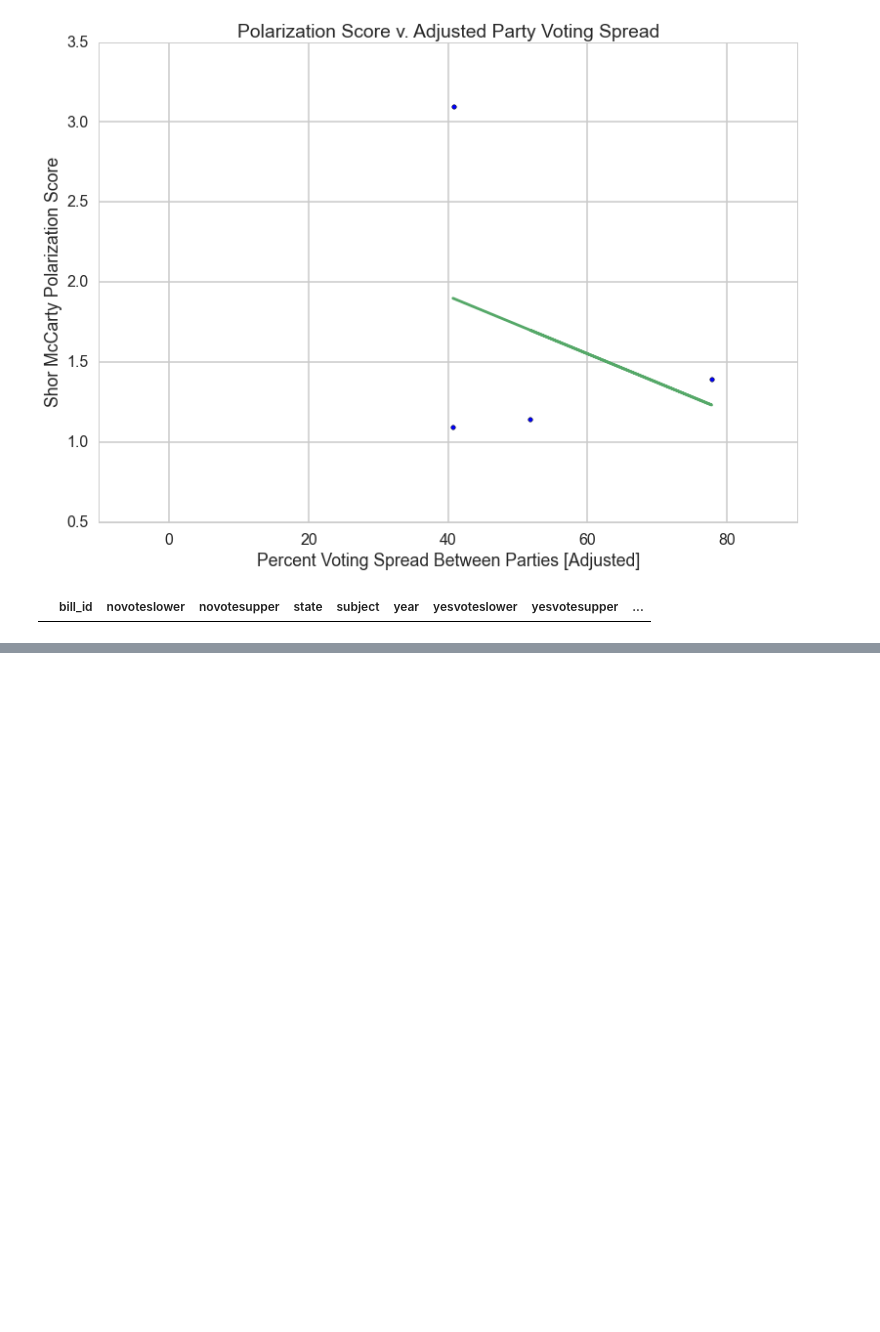
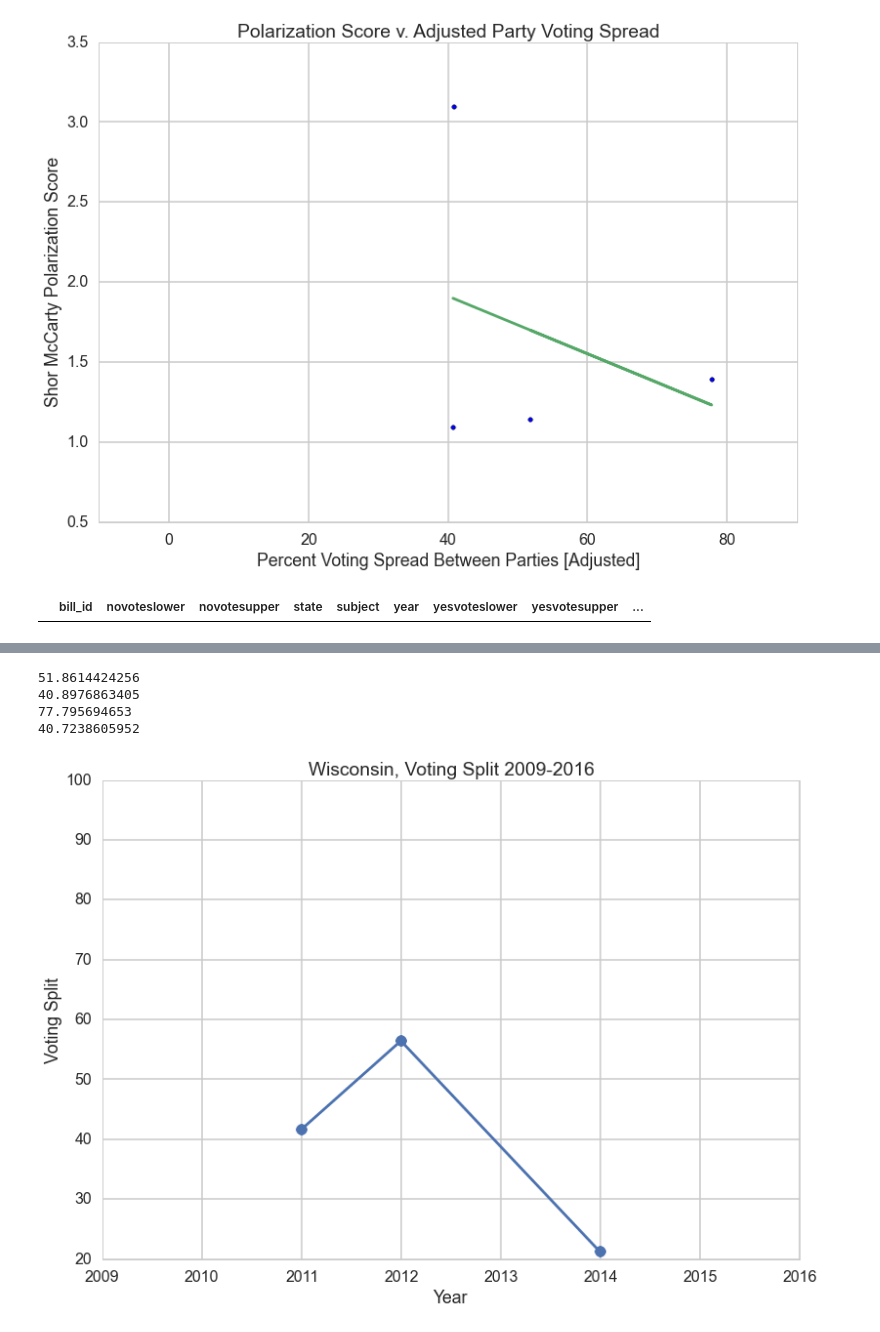
Before and after one commit to HalleOrr/Economics-1425, a Jupyter notebook: Economics 1425.ipynb, the cells around one changed output, grey strips where cells are left out. Cells and saved outputs as stored; diff of their text form; code cells hidden in the pictures; blank space fills up the shorter version.

```diff
--- a/Economics 1425.ipynb
+++ b/Economics 1425.ipynb
@@ -760,0 +865,10 @@ CA_social
+# %%
+print meanWI_MASTER ###1.139 ###avg polarization split
+print meanCA_MASTER ###3.096
+print meanLA_MASTER ###0.912
+print meanSD_MASTER ###1.091
+# %% [output]
+51.8614424256
+40.8976863405
+77.795694653
+40.7238605952
@@ -760,0 +921,14 @@ CA_social
+# %%
+WImeans = [41.628, 56.424, 21.184]
+yearsWI = [2011, 2012, 2014]
+
+plt.plot(yearsWI, WImeans, '-o')
+plt.xlabel("Year")
+plt.xlim(2009, 2016)
+plt.ylim(20, 100)
+plt.ylabel("Voting Split")
+plt.title("Wisconsin, Voting Split 2009-2016")
+ax = plt.gca()
+ax.get_xaxis().get_major_formatter().set_useOffset(False)
+# %% [output]
+[figure, added]
```
Also changed, not shown: parts of 35 cells of this notebook.
